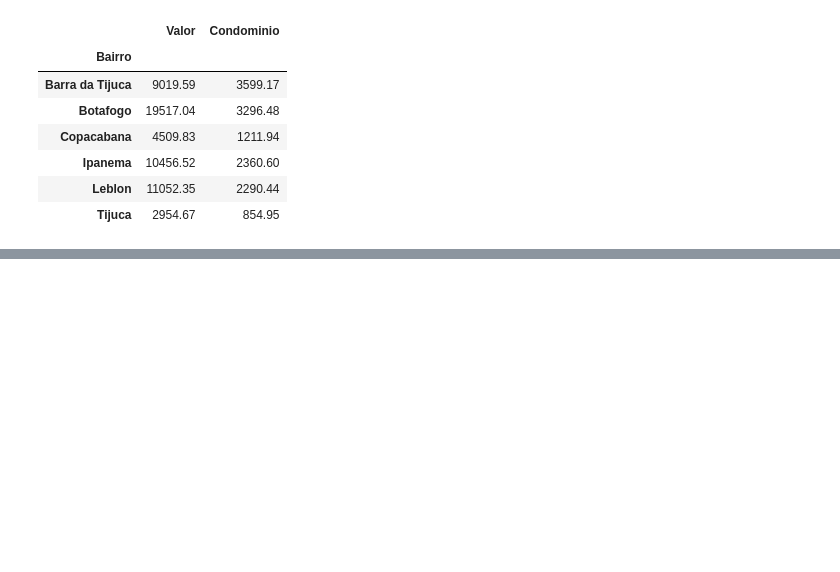
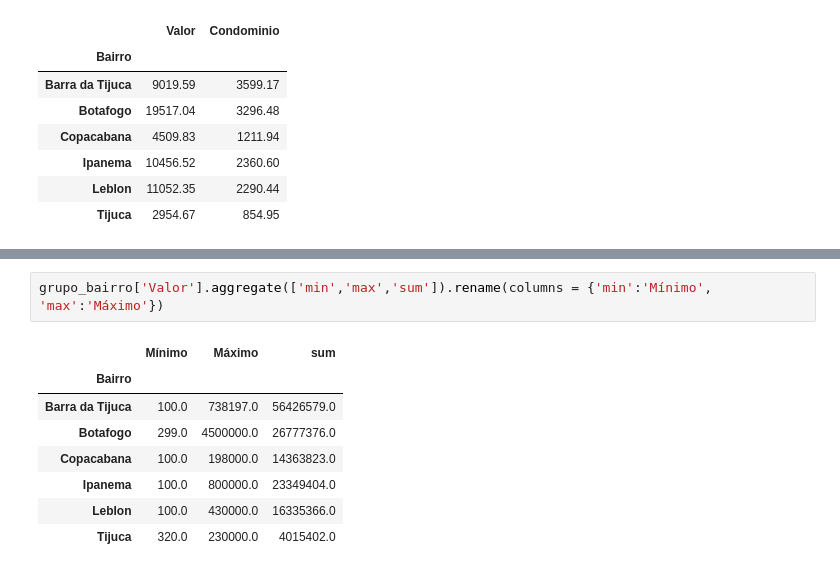
Before and after one commit to CHRSousa/estudoPythonJupiterNotebook, a Jupyter notebook: Criando_Novas_Variáveis.ipynb, the cells around one changed output, grey strips where cells are left out. Cells and saved outputs as stored; diff of their text form; blank space fills up the shorter version.

```diff
--- a/Criando_Novas_Variáveis.ipynb
+++ b/Criando_Novas_Variáveis.ipynb
@@ -170,0 +184,11 @@ grupo_bairro[['Valor', 'Condominio']].mean().round(2)
+# %%
+grupo_bairro['Valor'].aggregate(['min','max','sum']).rename(columns = {'min':'Mínimo', 'max':'Máximo'})
+# %% [output]
+|  | Mínimo | Máximo | sum |
+| Bairro |  |  |  |
+| Barra da Tijuca | 100.0 | 738197.0 | 56426579.0 |
+| Botafogo | 299.0 | 4500000.0 | 26777376.0 |
+| Copacabana | 100.0 | 198000.0 | 14363823.0 |
+| Ipanema | 100.0 | 800000.0 | 23349404.0 |
+| Leblon | 100.0 | 430000.0 | 16335366.0 |
+| Tijuca | 320.0 | 230000.0 | 4015402.0 |
```
Also changed, not shown: parts of 3 cells of this notebook.
